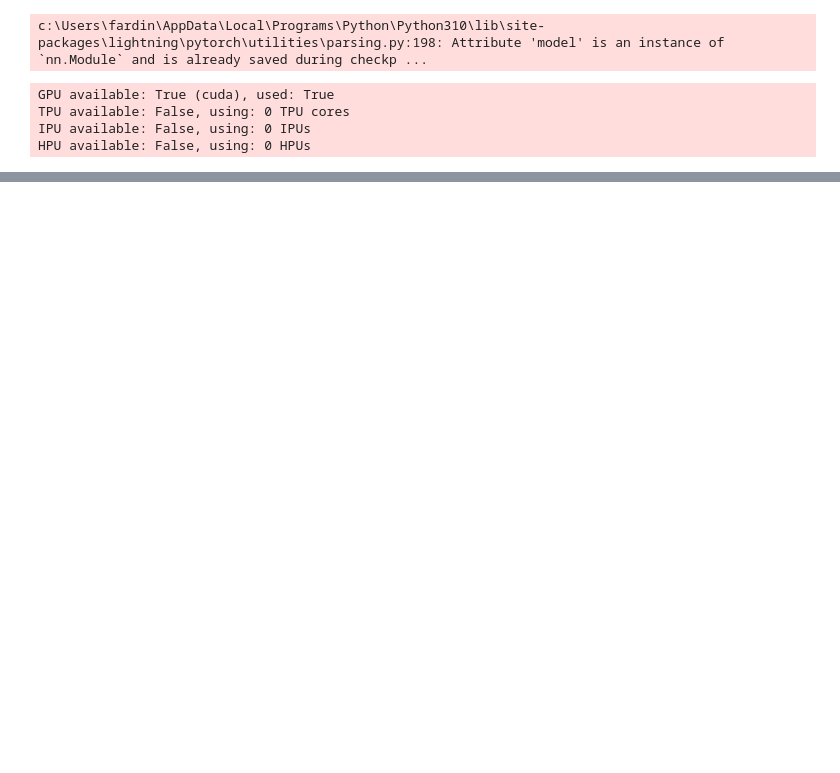
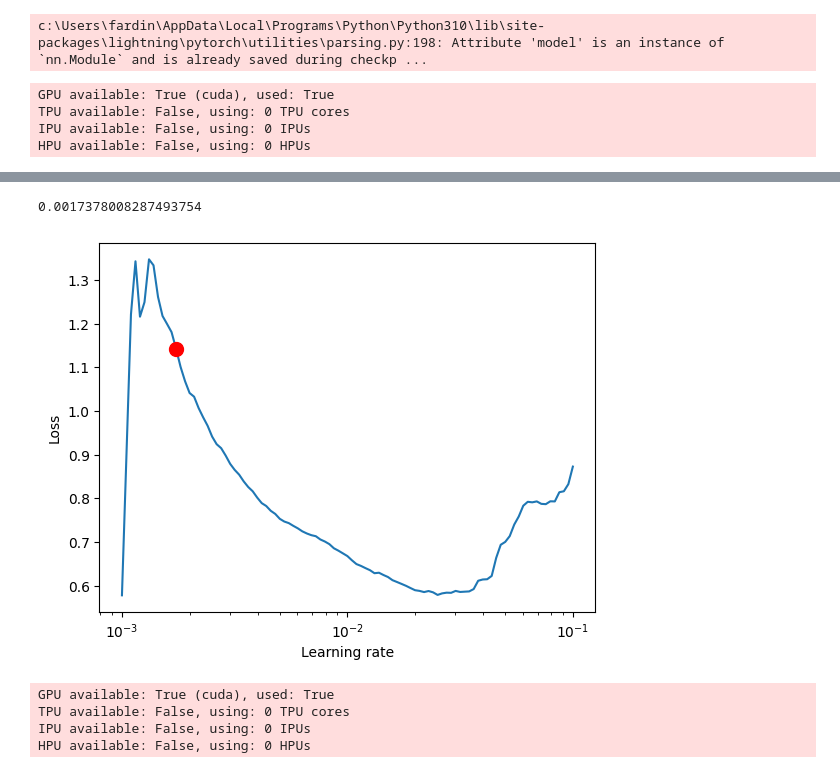
Before and after one commit to raziehAskarizade/Beyond-Words, a Jupyter notebook: Scripts/CompositionRoot(Tasks)/TextSentimentAnalysis/AmazonReviewSintimentWithTagAndDep.ipynb, the cells around one changed output, grey strips where cells are left out. Saved outputs shown, nothing was run; the diff lists cells and outputs as text; code cells hidden in the pictures; blank space fills up the shorter version.

Commit message:
KGC-74 Improve model efficiency significantly

```diff
--- a/Scripts/CompositionRoot(Tasks)/TextSentimentAnalysis/AmazonReviewSintimentWithTagAndDep.ipynb
+++ b/Scripts/CompositionRoot(Tasks)/TextSentimentAnalysis/AmazonReviewSintimentWithTagAndDep.ipynb
@@ -185,5 +185,5 @@ class AmazonReviewGraphDataModule(GraphDataModule):
     def zero_rule_baseline(self):
         return f'zero_rule baseline: {(len(self.labels[self.labels>0.5])* 100.0 / len(self.labels))  : .2f}%'
 # %%
-data_manager = AmazonReviewGraphDataModule(config, True, True, num_workers=2, shuffle=True, num_data_load = 1000, device='cpu', batch_size=batch_size)
+data_manager = AmazonReviewGraphDataModule(config, True, True, num_workers=2, shuffle=True, num_data_load = 5000, device='cpu', batch_size=batch_size)
 # %% [output]
@@ -481,0 +396,3 @@ for hp in trainer.loggers:
+# %%
+tuner = Tuner(trainer)
+lr_result = tuner.lr_find(lightning_model, datamodule=data_manager, min_lr=1e-3, max_lr=1e-1)
@@ -481,0 +437,9 @@ for hp in trainer.loggers:
+# %%
+lr_result.suggestion()
+# %% [output]
+0.0017378008287493754
+# %%
+fig = lr_result.plot(suggest=True)
+fig.show()
+# %% [output]
+[figure, added]
@@ -482,3 +454,16 @@ for hp in trainer.loggers:
+# %%
+trainer = L.Trainer(
+            max_epochs=1000,
+            accelerator='gpu',
+            num_sanity_val_steps=0,
+            log_every_n_steps=2000,
+            logger=CSVLogger(save_dir='logs/', name='DepTag2')
+            )
+# %% [output]
+GPU available: True (cuda), used: True
+TPU available: False, using: 0 TPU cores
+IPU available: False, using: 0 IPUs
+HPU available: False, using: 0 HPUs
 # %%
 trainer.fit(model=lightning_model, datamodule=data_manager)
 # %% [output]
```
Also changed, not shown: parts of 14 cells of this notebook, 1 other file.
